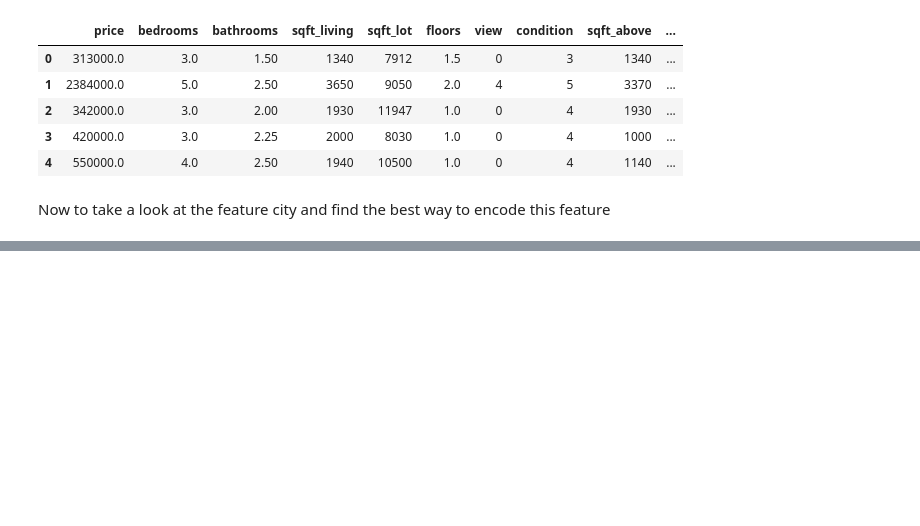
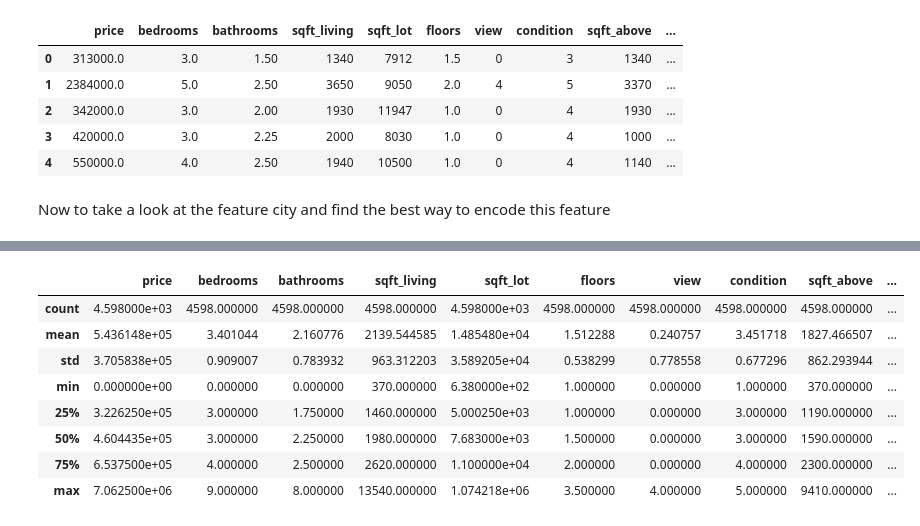
Before and after one commit to David38mk/house-price-prediction-ML, a Jupyter notebook: notebooks/EDA.ipynb, the cells around one changed output, grey strips where cells are left out. Saved outputs shown, nothing was run; the diff lists cells and outputs as text; code cells hidden in the pictures; blank space fills up the shorter version.

```diff
--- a/notebooks/EDA.ipynb
+++ b/notebooks/EDA.ipynb
@@ -369,0 +352,12 @@ And finally to save the preprocessed data for our model training and selection
+# %%
+data.describe()
+# %% [output]
+|  | price | bedrooms | bathrooms | sqft_living | sqft_lot | floors | view | condition | sqft_above | ... |
+| count | 4.598000e+03 | 4598.000000 | 4598.000000 | 4598.000000 | 4.598000e+03 | 4598.000000 | 4598.000000 | 4598.000000 | 4598.000000 | ... |
+| mean | 5.436148e+05 | 3.401044 | 2.160776 | 2139.544585 | 1.485480e+04 | 1.512288 | 0.240757 | 3.451718 | 1827.466507 | ... |
+| std | 3.705838e+05 | 0.909007 | 0.783932 | 963.312203 | 3.589205e+04 | 0.538299 | 0.778558 | 0.677296 | 862.293944 | ... |
+| min | 0.000000e+00 | 0.000000 | 0.000000 | 370.000000 | 6.380000e+02 | 1.000000 | 0.000000 | 1.000000 | 370.000000 | ... |
+| 25% | 3.226250e+05 | 3.000000 | 1.750000 | 1460.000000 | 5.000250e+03 | 1.000000 | 0.000000 | 3.000000 | 1190.000000 | ... |
+| 50% | 4.604435e+05 | 3.000000 | 2.250000 | 1980.000000 | 7.683000e+03 | 1.500000 | 0.000000 | 3.000000 | 1590.000000 | ... |
+| 75% | 6.537500e+05 | 4.000000 | 2.500000 | 2620.000000 | 1.100000e+04 | 2.000000 | 0.000000 | 4.000000 | 2300.000000 | ... |
+| max | 7.062500e+06 | 9.000000 | 8.000000 | 13540.000000 | 1.074218e+06 | 3.500000 | 4.000000 | 5.000000 | 9410.000000 | ... |
```
Also changed, not shown: parts of 22 cells of this notebook, 1 other file.
